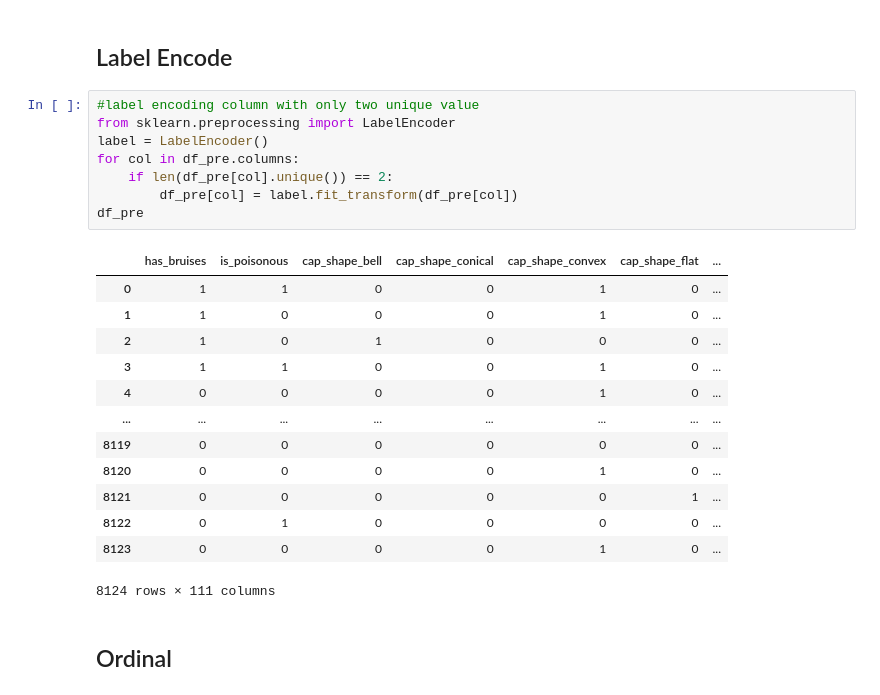
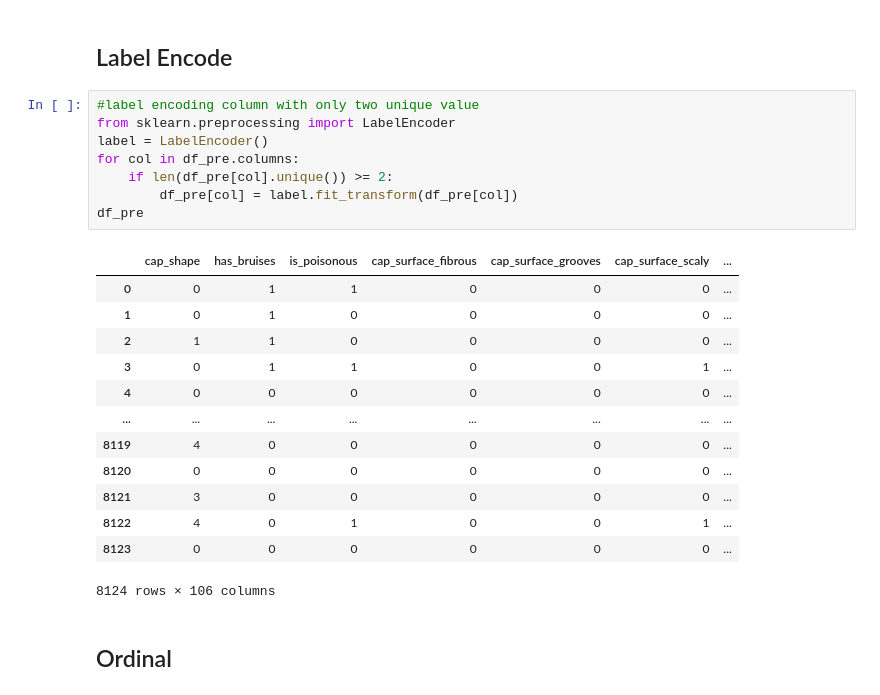
Before and after one commit to Lumba-AI-2024/lumba-preproc, a Jupyter notebook: preprocessing/preprocessing.ipynb, the cells around one changed output. Saved outputs shown, nothing was run; the diff lists cells and outputs as text.

```diff
--- a/preprocessing/preprocessing.ipynb
+++ b/preprocessing/preprocessing.ipynb
@@ -178,25 +178,25 @@ df_pre
 # %%
 #label encoding column with only two unique value
 from sklearn.preprocessing import LabelEncoder
 label = LabelEncoder()
 for col in df_pre.columns:
-    if len(df_pre[col].unique()) == 2:
+    if len(df_pre[col].unique()) >= 2:
         df_pre[col] = label.fit_transform(df_pre[col])
 df_pre
 # %% [output]
-|  | has_bruises | is_poisonous | cap_shape_bell | cap_shape_conical | cap_shape_convex | cap_shape_flat | ... |
-| 0 | 1 | 1 | 0 | 0 | 1 | 0 | ... |
-| 1 | 1 | 0 | 0 | 0 | 1 | 0 | ... |
-| 2 | 1 | 0 | 1 | 0 | 0 | 0 | ... |
-| 3 | 1 | 1 | 0 | 0 | 1 | 0 | ... |
-| 4 | 0 | 0 | 0 | 0 | 1 | 0 | ... |
+|  | cap_shape | has_bruises | is_poisonous | cap_surface_fibrous | cap_surface_grooves | cap_surface_scaly | ... |
+| 0 | 0 | 1 | 1 | 0 | 0 | 0 | ... |
+| 1 | 0 | 1 | 0 | 0 | 0 | 0 | ... |
+| 2 | 1 | 1 | 0 | 0 | 0 | 0 | ... |
+| 3 | 0 | 1 | 1 | 0 | 0 | 1 | ... |
+| 4 | 0 | 0 | 0 | 0 | 0 | 0 | ... |
 | ... | ... | ... | ... | ... | ... | ... | ... |
-| 8119 | 0 | 0 | 0 | 0 | 0 | 0 | ... |
-| 8120 | 0 | 0 | 0 | 0 | 1 | 0 | ... |
-| 8121 | 0 | 0 | 0 | 0 | 0 | 1 | ... |
-| 8122 | 0 | 1 | 0 | 0 | 0 | 0 | ... |
-| 8123 | 0 | 0 | 0 | 0 | 1 | 0 | ... |
+| 8119 | 4 | 0 | 0 | 0 | 0 | 0 | ... |
+| 8120 | 0 | 0 | 0 | 0 | 0 | 0 | ... |
+| 8121 | 3 | 0 | 0 | 0 | 0 | 0 | ... |
+| 8122 | 4 | 0 | 1 | 0 | 0 | 1 | ... |
+| 8123 | 0 | 0 | 0 | 0 | 0 | 0 | ... |
-8124 rows × 111 columns
+8124 rows × 106 columns
 # %% [markdown]
 ## Ordinal
 # %% [markdown]
```
Also changed, not shown: parts of 2 cells of this notebook, 1 other file.
